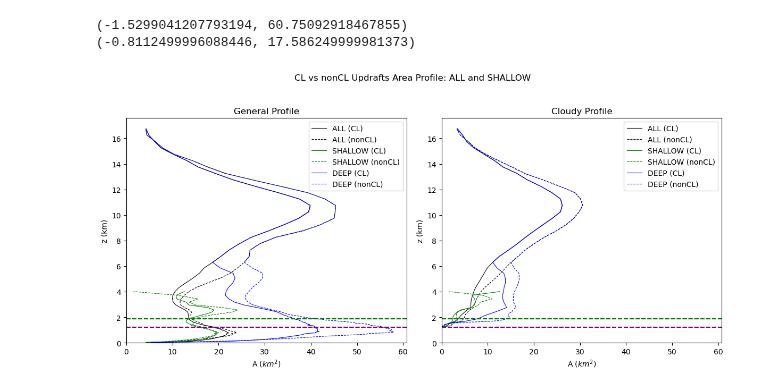
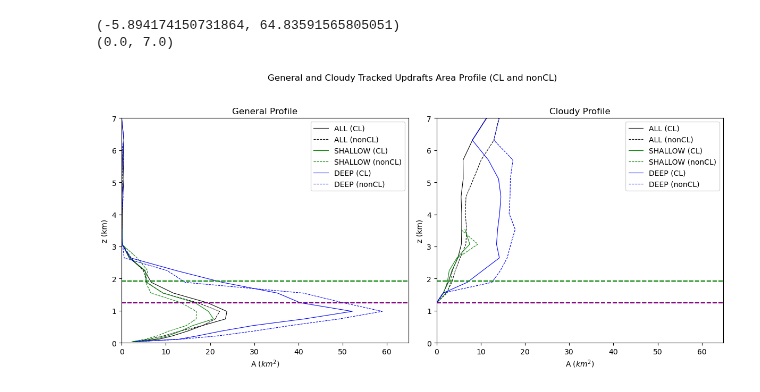
Before and after one commit to torrilab/DCI-Project, a Jupyter notebook: Code/Project_Algorithms/Tracked_Profiles/Tracked_Updraft_Area_Plotting_VERSION2.ipynb, the cells around one changed output. Drawn from its saved outputs; the diff is of its cells as text; code cells hidden in the pictures.

```diff
--- a/Code/Project_Algorithms/Tracked_Profiles/Tracked_Updraft_Area_Plotting_VERSION2.ipynb
+++ b/Code/Project_Algorithms/Tracked_Profiles/Tracked_Updraft_Area_Plotting_VERSION2.ipynb
@@ -373,28 +367,28 @@ def PlotDifference(group1,group2,type1,ax=None):
 # %%
 fig, ax = plt.subplots(1, 2, figsize=(12, 6))
 
 # Plot two types on the same axes
 plot_updraft_profiles('CL', 'nonCL', 'ALL', 'black', ax=ax)
 plot_updraft_profiles('CL', 'nonCL', 'SHALLOW', 'green', ax=ax)
 plot_updraft_profiles('CL', 'nonCL','DEEP','blue', ax=ax)
 
 for axis in ax:
     #LIMITING YAXIS TO BELOW 7 KM
     if limit_y==True:
         limit_axes_to_y(axis,y_min=0, y_max=7)
 fix_x_limits(ax)
 fix_y_limits(ax)
 for axis in ax:
     axis.set_xlim(left=0)
     axis.set_ylim(bottom=0)
 
-plt.suptitle('CL vs nonCL Updrafts Area Profile: ALL and SHALLOW')
+plt.suptitle('General and Cloudy Tracked Updrafts Area Profile (CL and nonCL)')
 plt.tight_layout(rect=[0, 0.03, 1, 0.95])
 plt.show()
 # %% [output]
-(-1.5299041207793194, 60.75092918467855)
-(-0.8112499996088446, 17.586249999981373)
+(-5.894174150731864, 64.83591565805051)
+(0.0, 7.0)
-[figure, old version]
+[figure, new version]
 # %%
 #DIFFERENCE PLOT
 group1='CL';group2='nonCL'
```
Also changed, not shown: parts of 12 cells of this notebook, 24 other files.
